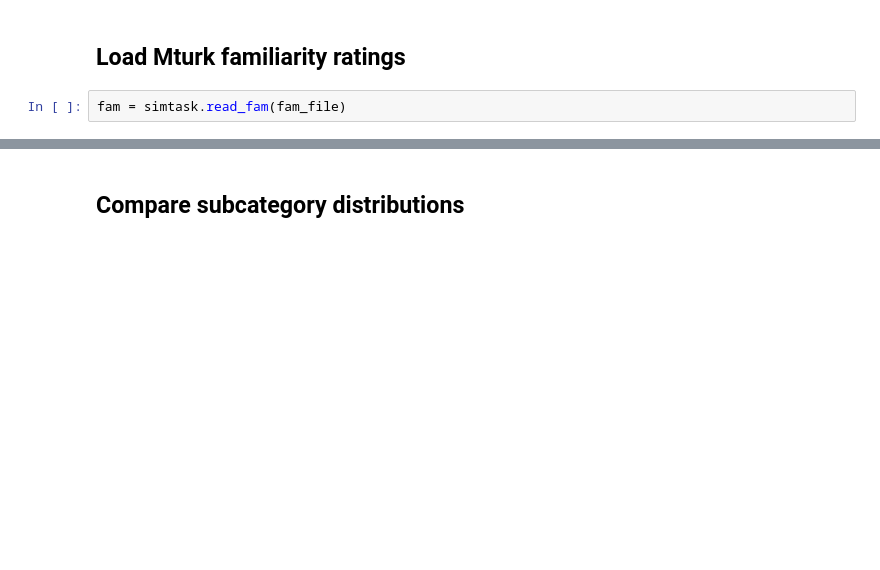
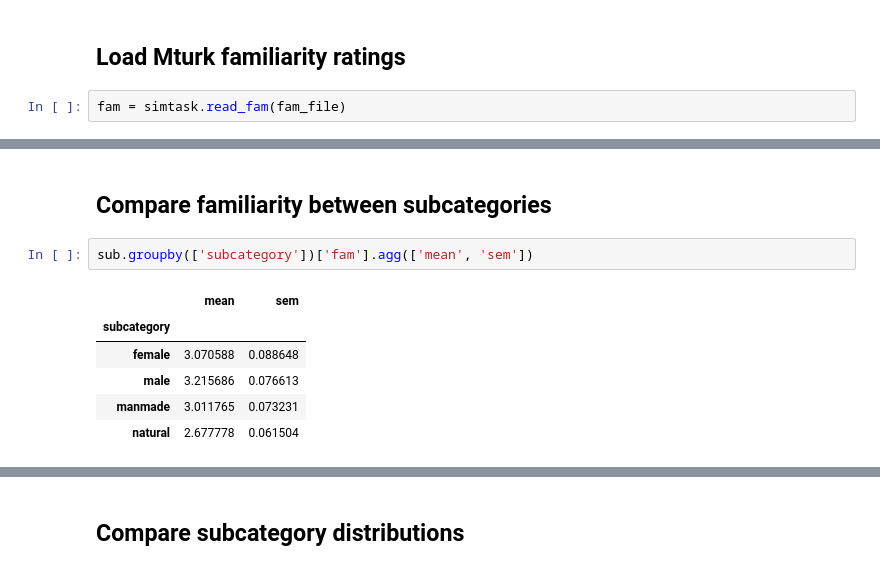
Before and after one commit to prestonlab/wikisim, a Jupyter notebook: jupyter/match_fam.ipynb, the cells around one changed output, grey strips where cells are left out. Cells and saved outputs as stored; diff of their text form; blank space fills up the shorter version.

```diff
--- a/jupyter/match_fam.ipynb
+++ b/jupyter/match_fam.ipynb
@@ -36,0 +40,11 @@ items
+# %% [markdown]
+## Compare familiarity between subcategories
+# %%
+sub.groupby(['subcategory'])['fam'].agg(['mean', 'sem'])
+# %% [output]
+|  | mean | sem |
+| subcategory |  |  |
+| female | 3.070588 | 0.088648 |
+| male | 3.215686 | 0.076613 |
+| manmade | 3.011765 | 0.073231 |
+| natural | 2.677778 | 0.061504 |
```
Also changed, not shown: parts of 22 cells of this notebook.
